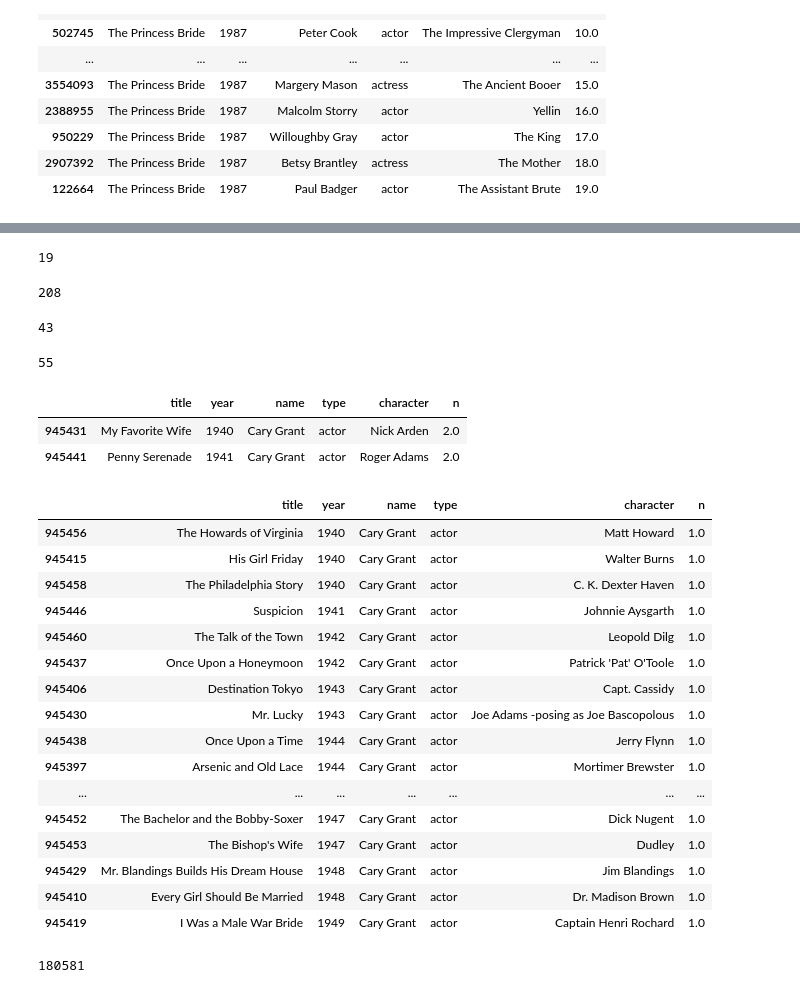
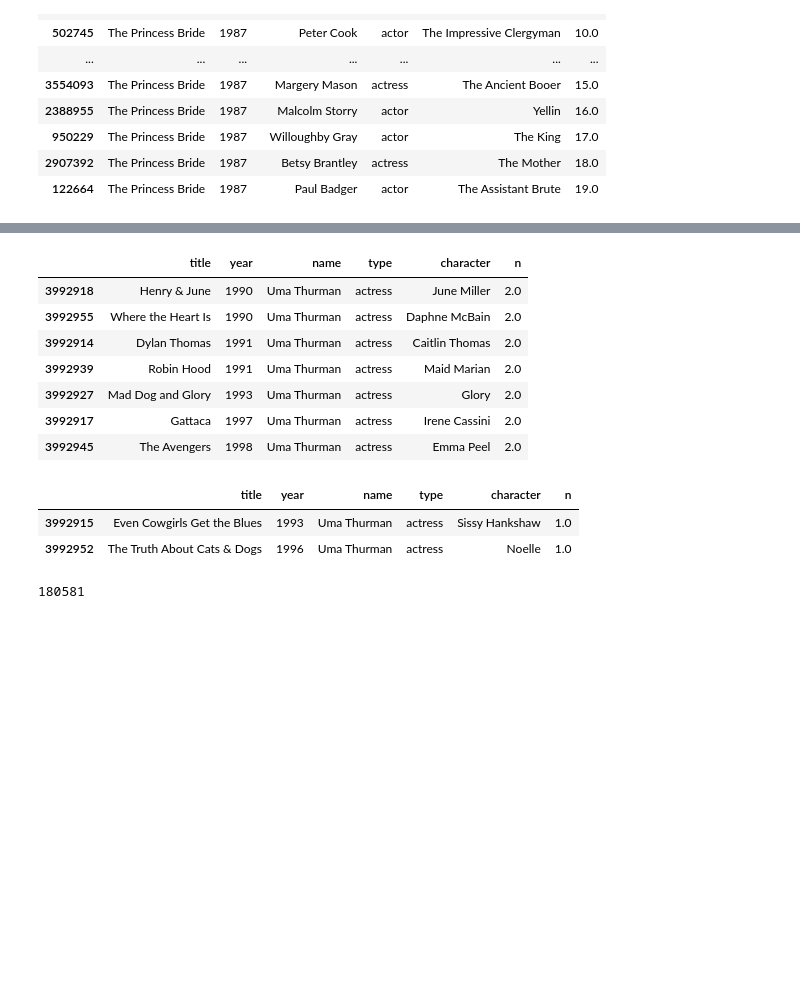
Before and after one commit to nonZero/pycon-pandas-tutorial, a Jupyter notebook: Solutions-1.ipynb, the cells around one changed output, grey strips where cells are left out. Cells and saved outputs as stored; diff of their text form; code cells hidden in the pictures; blank space fills up the shorter version.

```diff
--- a/Solutions-1.ipynb
+++ b/Solutions-1.ipynb
@@ -231,75 +274,36 @@ len(cast[cast.character == "Ophelia"].name.unique())
-# %%
-# How many people have played a role called "The Dude"?
-
-c = cast
-c = c[c.character == 'The Dude']
-len(c)
-# %% [output]
-19
-# %%
-# How many people have played a role called "The Stranger"?
-
-c = cast
-len(c[c.character == 'The Stranger'].name.unique())
-# %% [output]
-208
-# %%
-# How many roles has Sidney Poitier played throughout his career?
-
-c = cast
-c = c[c.name == 'Sidney Poitier']
-len(c)
-# %% [output]
-43
-# %%
-# How many roles has Judi Dench played?
-
-c = cast
-c = c[c.name == 'Judi Dench']
-len(c)
-# %% [output]
-55
 # %%
-# List the supporting roles (having n=2) played by Cary Grant in the 1940s,
+# List the supporting roles (having n=2) played by Uma Thurman in the 1990s,
 # in order by year.
 
 c = cast
-c = c[c.name == 'Cary Grant']
-c = c[c.year // 10 == 194]
+c = c[c.name == 'Uma Thurman']
+c = c[c.year.between(1990, 1999)]
 c = c[c.n == 2]
 c = c.sort_values('year')
 c
 # %% [output]
 |  | title | year | name | type | character | n |
-| 945431 | My Favorite Wife | 1940 | Cary Grant | actor | Nick Arden | 2.0 |
-| 945441 | Penny Serenade | 1941 | Cary Grant | actor | Roger Adams | 2.0 |
+| 3992918 | Henry & June | 1990 | Uma Thurman | actress | June Miller | 2.0 |
+| 3992955 | Where the Heart Is | 1990 | Uma Thurman | actress | Daphne McBain | 2.0 |
+| 3992914 | Dylan Thomas | 1991 | Uma Thurman | actress | Caitlin Thomas | 2.0 |
+| 3992939 | Robin Hood | 1991 | Uma Thurman | actress | Maid Marian | 2.0 |
+| 3992927 | Mad Dog and Glory | 1993 | Uma Thurman | actress | Glory | 2.0 |
+| 3992917 | Gattaca | 1997 | Uma Thurman | actress | Irene Cassini | 2.0 |
+| 3992945 | The Avengers | 1998 | Uma Thurman | actress | Emma Peel | 2.0 |
 # %%
-# List the leading roles that Cary Grant played in the 1940s in order by year.
+# List the leading roles (having n=1) played by Uma Thurman in the 1990s,
+# in order by year.
 
 c = cast
-c = c[c.name == 'Cary Grant']
-c = c[c.year // 10 == 194]
-c = c[c.n == 1 ]
+c = c[c.name == 'Uma Thurman']
+c = c[c.year.between(1990, 1999)]
+c = c[c.n == 1]
 c = c.sort_values('year')
 c
 # %% [output]
 |  | title | year | name | type | character | n |
-| 945456 | The Howards of Virginia | 1940 | Cary Grant | actor | Matt Howard | 1.0 |
-| 945415 | His Girl Friday | 1940 | Cary Grant | actor | Walter Burns | 1.0 |
-| 945458 | The Philadelphia Story | 1940 | Cary Grant | actor | C. K. Dexter Haven | 1.0 |
-| 945446 | Suspicion | 1941 | Cary Grant | actor | Johnnie Aysgarth | 1.0 |
-| 945460 | The Talk of the Town | 1942 | Cary Grant | actor | Leopold Dilg | 1.0 |
-| 945437 | Once Upon a Honeymoon | 1942 | Cary Grant | actor | Patrick 'Pat' O'Toole | 1.0 |
-| 945406 | Destination Tokyo | 1943 | Cary Grant | actor | Capt. Cassidy | 1.0 |
-| 945430 | Mr. Lucky | 1943 | Cary Grant | actor | Joe Adams -posing as Joe Bascopolous | 1.0 |
-| 945438 | Once Upon a Time | 1944 | Cary Grant | actor | Jerry Flynn | 1.0 |
-| 945397 | Arsenic and Old Lace | 1944 | Cary Grant | actor | Mortimer Brewster | 1.0 |
-| ... | ... | ... | ... | ... | ... | ... |
-| 945452 | The Bachelor and the Bobby-Soxer | 1947 | Cary Grant | actor | Dick Nugent | 1.0 |
-| 945453 | The Bishop's Wife | 1947 | Cary Grant | actor | Dudley | 1.0 |
-| 945429 | Mr. Blandings Builds His Dream House | 1948 | Cary Grant | actor | Jim Blandings | 1.0 |
-| 945410 | Every Girl Should Be Married | 1948 | Cary Grant | actor | Dr. Madison Brown | 1.0 |
-| 945419 | I Was a Male War Bride | 1949 | Cary Grant | actor | Captain Henri Rochard | 1.0 |
+| 3992915 | Even Cowgirls Get the Blues | 1993 | Uma Thurman | actress | Sissy Hankshaw | 1.0 |
+| 3992952 | The Truth About Cats & Dogs | 1996 | Uma Thurman | actress | Noelle | 1.0 |
 # %%
 # How many roles were available for actors in the 1950s?
 
```
Also changed, not shown: parts of 12 cells of this notebook, 9 other files.
